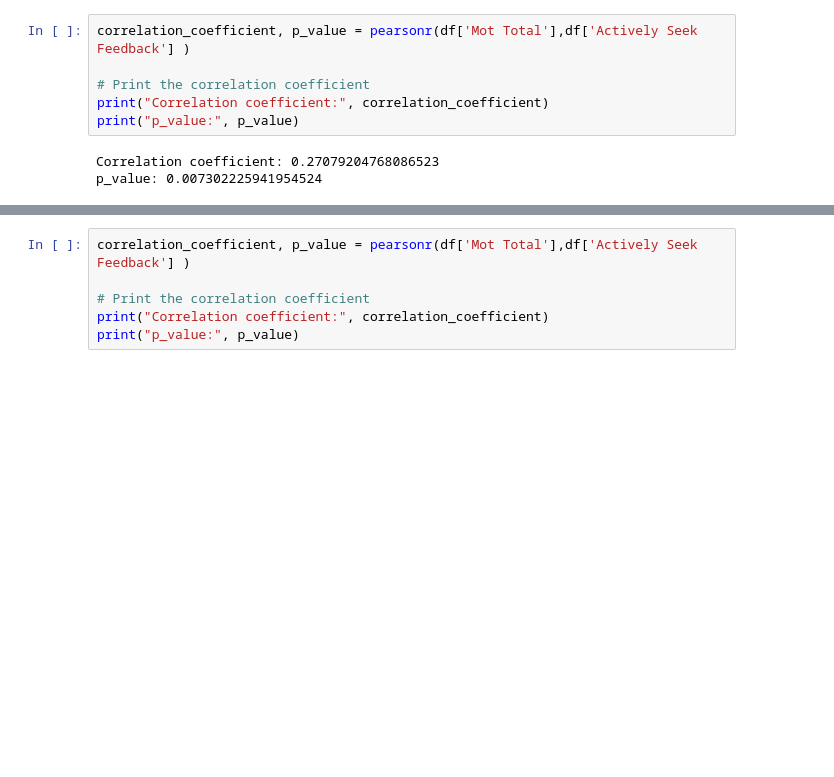
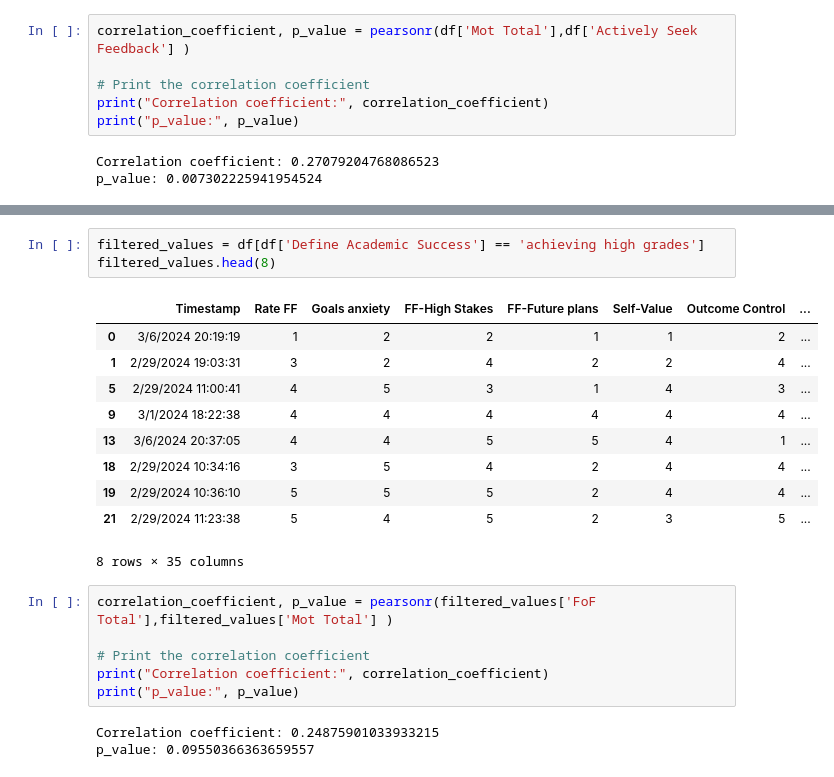
Before and after one commit to SamShebin/cogs-164, a Jupyter notebook: cogs164.ipynb, the cells around one changed output, grey strips where cells are left out. Saved outputs shown, nothing was run; the diff lists cells and outputs as text; blank space fills up the shorter version.

```diff
--- a/cogs164.ipynb
+++ b/cogs164.ipynb
@@ -193,6 +323,23 @@ p_value: 0.007302225941954524
+# %%
+filtered_values = df[df['Define Academic Success'] == 'achieving high grades']
+filtered_values.head(8)
+# %% [output]
+|  | Timestamp | Rate FF | Goals anxiety | FF-High Stakes | FF-Future plans | Self-Value | Outcome Control | ... |
+| 0 | 3/6/2024 20:19:19 | 1 | 2 | 2 | 1 | 1 | 2 | ... |
+| 1 | 2/29/2024 19:03:31 | 3 | 2 | 4 | 2 | 2 | 4 | ... |
+| 5 | 2/29/2024 11:00:41 | 4 | 5 | 3 | 1 | 4 | 3 | ... |
+| 9 | 3/1/2024 18:22:38 | 4 | 4 | 4 | 4 | 4 | 4 | ... |
+| 13 | 3/6/2024 20:37:05 | 4 | 4 | 5 | 5 | 4 | 1 | ... |
+| 18 | 2/29/2024 10:34:16 | 3 | 5 | 4 | 2 | 4 | 4 | ... |
+| 19 | 2/29/2024 10:36:10 | 5 | 5 | 5 | 2 | 4 | 4 | ... |
+| 21 | 2/29/2024 11:23:38 | 5 | 4 | 5 | 2 | 3 | 5 | ... |
+8 rows × 35 columns
 # %%
-correlation_coefficient, p_value = pearsonr(df['Mot Total'],df['Actively Seek Feedback'] )
+correlation_coefficient, p_value = pearsonr(filtered_values['FoF Total'],filtered_values['Mot Total'] )
 
 # Print the correlation coefficient
 print("Correlation coefficient:", correlation_coefficient)
 print("p_value:", p_value)
+# %% [output]
+Correlation coefficient: 0.24875901033933215
+p_value: 0.09550366363659557
```
Also changed, not shown: parts of 18 cells of this notebook.
